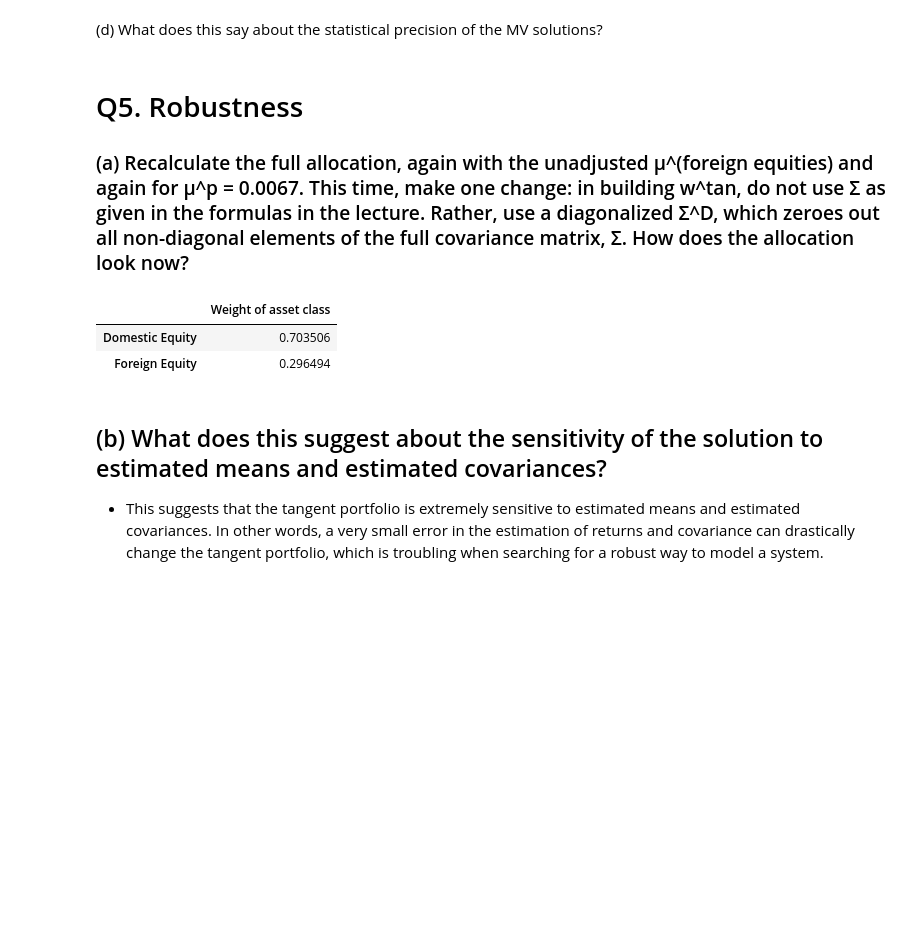
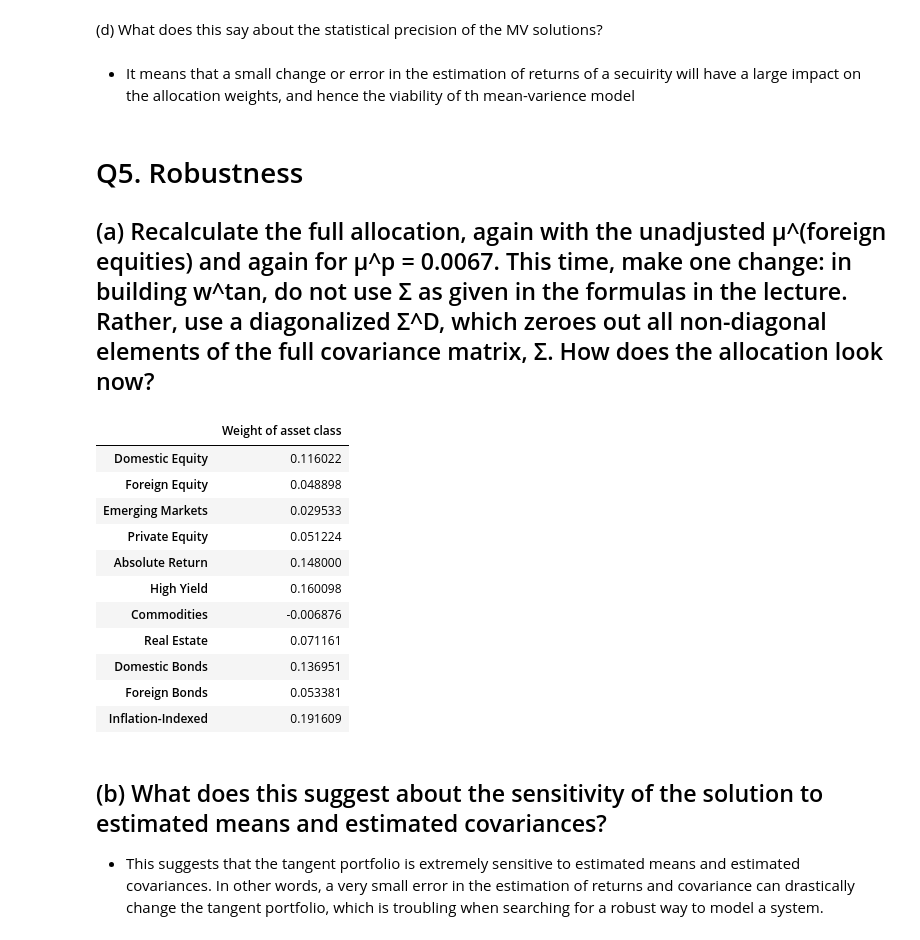
Before and after one commit to brandtlawson/Quant-Course, a Jupyter notebook: HW1/HW1_Code.ipynb, the cells around one changed output. Saved outputs shown, nothing was run; the diff lists cells and outputs as text; code cells hidden in the pictures; blank space fills up the shorter version.

```diff
--- a/HW1/HW1_Code.ipynb
+++ b/HW1/HW1_Code.ipynb
@@ -258,34 +258,44 @@ Foreign Equity               -0.264535
 # %% [markdown]
 (d) What does this say about the statistical precision of the MV solutions?
+# %% [markdown]
+* It means that a small change or error in the estimation of returns of a secuirity will have a large impact on the allocation weights, and hence the viability of th mean-varience model
 # %% [markdown]
 # Q5. Robustness
-### (a) Recalculate the full allocation, again with the unadjusted μ^(foreign equities) and again for μ^p = 0.0067. This time, make one change: in building w^tan, do not use Σ as given in the formulas in the lecture. Rather, use a diagonalized Σ^D, which zeroes out all non-diagonal elements of the full covariance matrix, Σ. How does the allocation look now?
+## (a) Recalculate the full allocation, again with the unadjusted μ^(foreign equities) and again for μ^p = 0.0067. This time, make one change: in building w^tan, do not use Σ as given in the formulas in the lecture. Rather, use a diagonalized Σ^D, which zeroes out all non-diagonal elements of the full covariance matrix, Σ. How does the allocation look now?
 # %%
 import sympy as sympy
 
 def compute_tangency_with_diag(retsx):
 
     mu = retsx.mean()
     Sigma = retsx.cov()
     #diagonal
     Sigma = np.diag(np.diag(np.array(Sigma))) #keep the main diaganal values and sett all other element to 0
     Sigma_inv = np.linalg.inv(Sigma)
     weights = Sigma_inv @ mu
     weights = weights / weights.sum()
     wts_tan = pd.DataFrame(weights, index=mu.index)
     wts_tan.columns=['Weight of asset class']
     retsx_tan = retsx @ wts_tan
     sharpe_tan = retsx_tan.mean()/retsx_tan.std()
 
     return wts_tan, sharpe_tan
 
-excess_returns_dropped = excess_returns.loc[:,['Domestic Equity', 'Foreign Equity']]
-Q5_wts_tan, Q5_sharpe_tan = compute_tangency_with_diag(excess_returns_dropped)
+Q5_wts_tan, Q5_sharpe_tan = compute_tangency_with_diag(excess_returns)
 display(Q5_wts_tan)
 # %% [output]
 |  | Weight of asset class |
-| Domestic Equity | 0.703506 |
-| Foreign Equity | 0.296494 |
+| Domestic Equity | 0.116022 |
+| Foreign Equity | 0.048898 |
+| Emerging Markets | 0.029533 |
+| Private Equity | 0.051224 |
+| Absolute Return | 0.148000 |
+| High Yield | 0.160098 |
+| Commodities | -0.006876 |
+| Real Estate | 0.071161 |
+| Domestic Bonds | 0.136951 |
+| Foreign Bonds | 0.053381 |
+| Inflation-Indexed | 0.191609 |
 # %% [markdown]
 ## (b) What does this suggest about the sensitivity of the solution to estimated means and estimated covariances?
 
```
Also changed, not shown: parts of 11 cells of this notebook.
